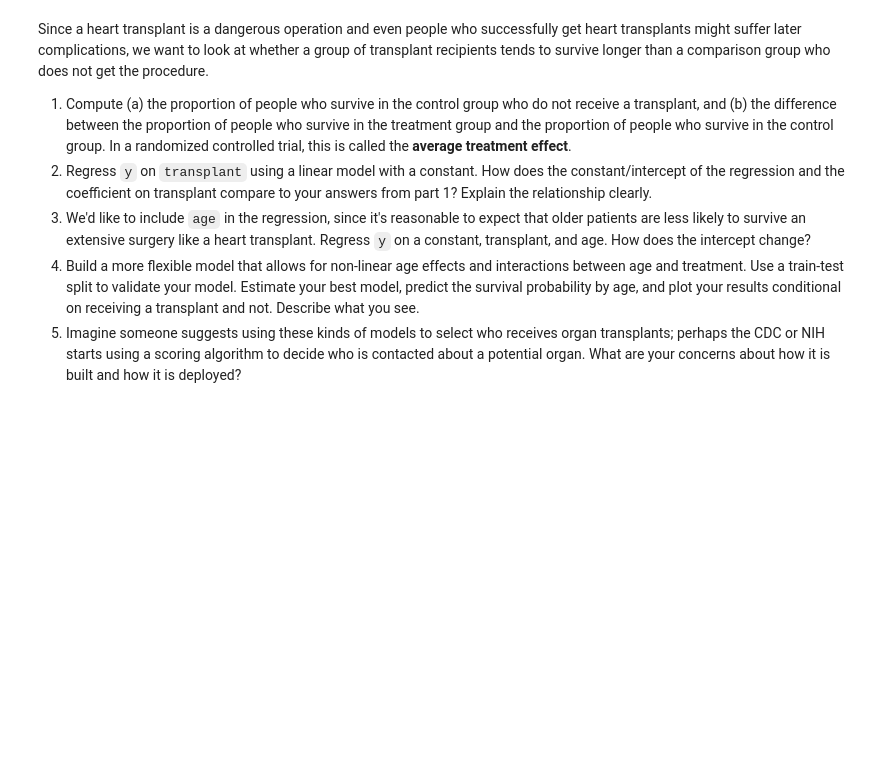
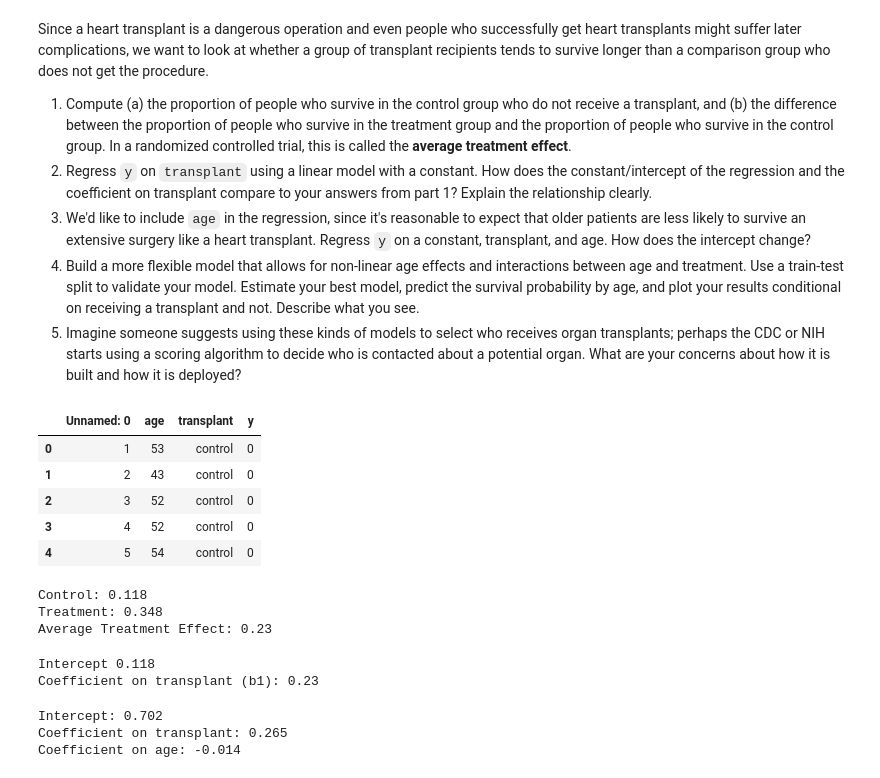
Before and after one commit to miacachion/linear_models_assignment, a Jupyter notebook: assignment.ipynb, the cells around one changed output. Cells and saved outputs as stored; diff of their text form; code cells hidden in the pictures; blank space fills up the shorter version.

```diff
--- a/assignment.ipynb
+++ b/assignment.ipynb
@@ -219,0 +176,74 @@ Since a heart transplant is a dangerous operation and even people who successful
+# %%
+df = pd.read_csv('./linear_models_assignment/data/heart_hw.csv')
+df.head()
+# %% [output]
+|  | Unnamed: 0 | age | transplant | y |
+| 0 | 1 | 53 | control | 0 |
+| 1 | 2 | 43 | control | 0 |
+| 2 | 3 | 52 | control | 0 |
+| 3 | 4 | 52 | control | 0 |
+| 4 | 5 | 54 | control | 0 |
+# %%
+#1
+
+p_control = df.loc[df['transplant'] == 'control', 'y'].mean()
+p_treat = df.loc[df['transplant'] == 'treatment', 'y'].mean()
+ate = p_treat - p_control
+
+print("Control:", round(p_control, 3))
+print("Treatment:", round(p_treat, 3))
+print("Average Treatment Effect:", round(ate, 3))
+# %% [output]
+Control: 0.118
+Treatment: 0.348
+Average Treatment Effect: 0.23
+# %%
+#2
+
+x = np.where(df['transplant'] == 'treatment', 1, 0)
+y = df['y']
+
+def slr(x, y):
+    """Single linear regression function"""
+    x_bar = np.mean(x)
+    y_bar = np.mean(y)
+    b1 = np.inner(x - x_bar, y - y_bar) / np.inner(x - x_bar, x - x_bar)
+    b0 = y_bar - b1 * x_bar
+    return {'b0': b0, 'b1': b1}
+
+reg = slr(x, y)
+
+print("Intercept", round(reg['b0'], 3))
+print("Coefficient on transplant (b1):", round(reg['b1'], 3))
+
+# Intercept 0.118: mean survival for control group
+# Coefficient 0.230: difference in survival between treatment and control
+# This matches the average treatment effect from part 1
+# Regression vals give the same results as the proportions calculated
+# %% [output]
+Intercept 0.118
+Coefficient on transplant (b1): 0.23
+# %%
+#3
+
+df['transplant_num'] = np.where(df['transplant'] == 'treatment', 1, 0)
+
+X = np.column_stack((np.ones(len(df)), df['transplant_num'], df['age']))
+y = df['y'].values
+
+beta = np.linalg.inv(X.T @ X) @ (X.T @ y)
+b0, b1, b2 = beta
+
+print("Intercept:", round(b0, 3))
+print("Coefficient on transplant:", round(b1, 3))
+print("Coefficient on age:", round(b2, 3))
+
+# Intercept 0.702: predicted survival for control patient with age 0
+# No patient is actually zero, just part of formula
+# Coefficient on transplant 0.265: difference in survival between treatment and control, controlling for age
+# Coefficient on age -0.014: survival decreases as age increases
+# Including age changes the intercept and adjusts the transplant effect, showing how age impacts survival
+# %% [output]
+Intercept: 0.702
+Coefficient on transplant: 0.265
+Coefficient on age: -0.014
```
Also changed, not shown: parts of 14 cells of this notebook.
